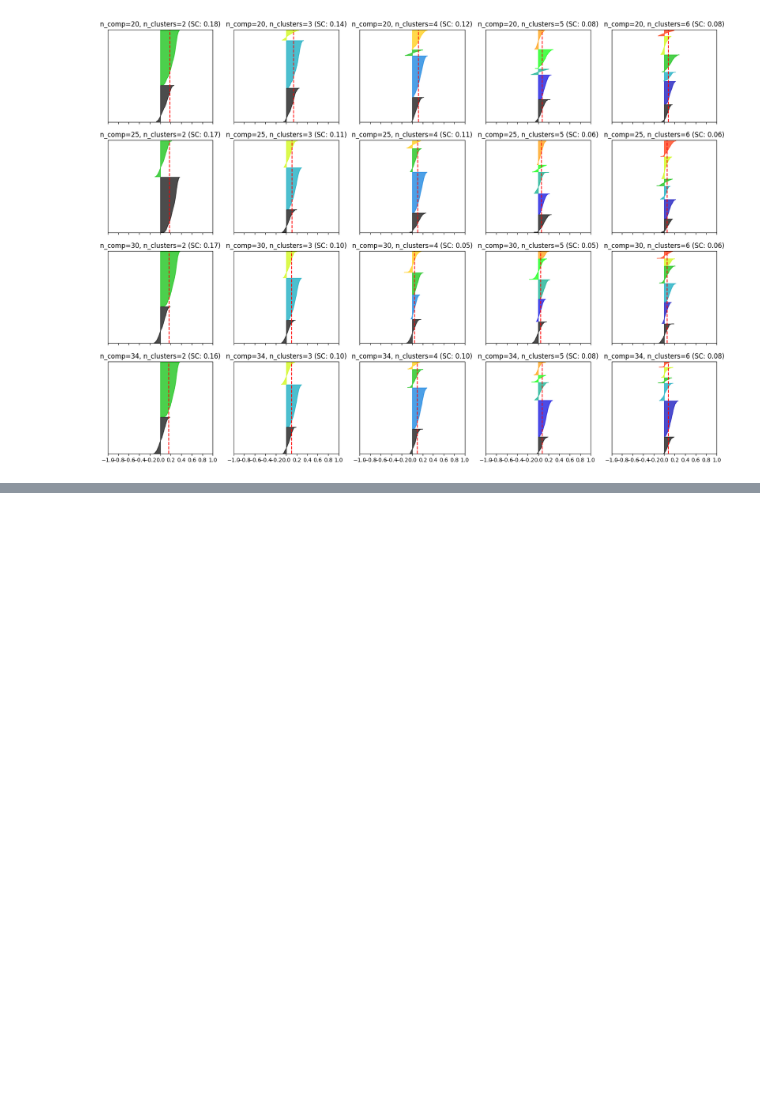
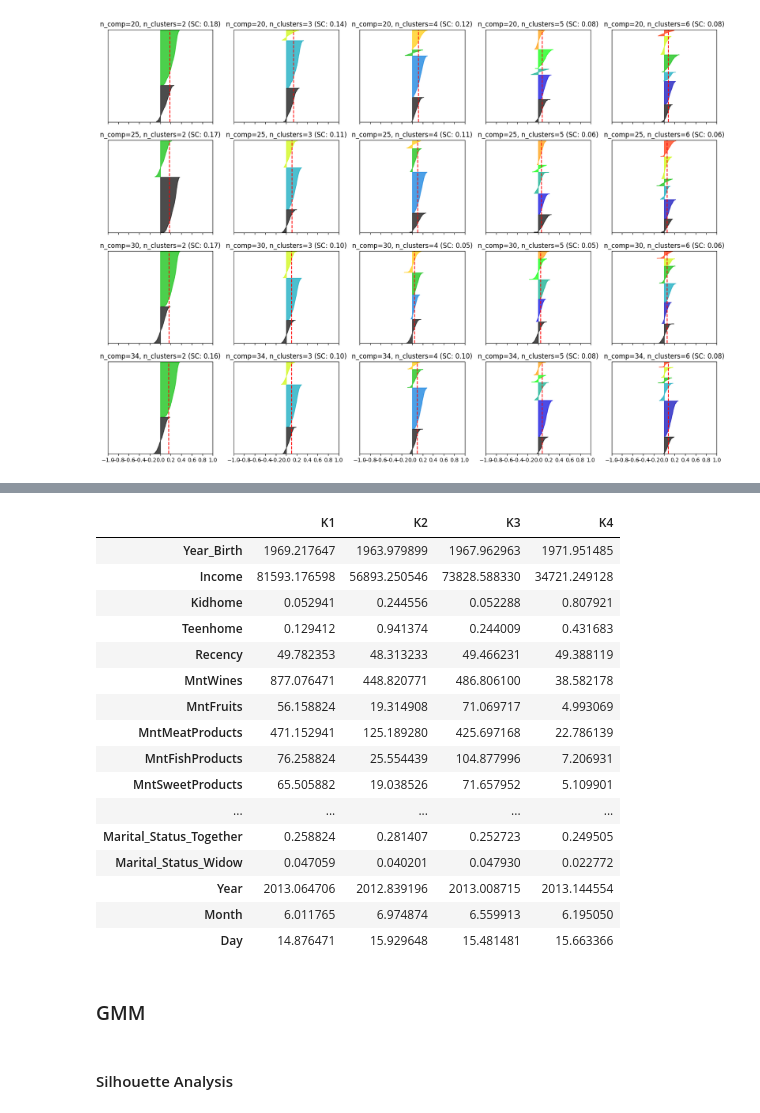
Before and after one commit to IacovlevMaxim/sigmoid_hw, a Jupyter notebook: 12_GMM_EM_KMeans/Sigmoid_HW12_GMM_EM_Kmeans.ipynb, the cells around one changed output, grey strips where cells are left out. Drawn from its saved outputs; the diff is of its cells as text; code cells hidden in the pictures; blank space fills up the shorter version.

```diff
--- a/12_GMM_EM_KMeans/Sigmoid_HW12_GMM_EM_Kmeans.ipynb
+++ b/12_GMM_EM_KMeans/Sigmoid_HW12_GMM_EM_Kmeans.ipynb
@@ -290,0 +307,33 @@ for i, k in enumerate([2, 3, 4, 5 ,6]):
+# %%
+kmeans = KMeans(n_clusters=4, random_state=42).fit(X)
+
+centers = scaler.inverse_transform(kmeans.cluster_centers_)
+# View the cluster centers as a pandas table
+pd.DataFrame(
+    data=centers,
+    index=[ f'K{i}' for i in range(1, centers.shape[0] + 1)
+    ],
+    columns=df.columns
+).T
+# %% [output]
+|  | K1 | K2 | K3 | K4 |
+| Year_Birth | 1969.217647 | 1963.979899 | 1967.962963 | 1971.951485 |
+| Income | 81593.176598 | 56893.250546 | 73828.588330 | 34721.249128 |
+| Kidhome | 0.052941 | 0.244556 | 0.052288 | 0.807921 |
+| Teenhome | 0.129412 | 0.941374 | 0.244009 | 0.431683 |
+| Recency | 49.782353 | 48.313233 | 49.466231 | 49.388119 |
+| MntWines | 877.076471 | 448.820771 | 486.806100 | 38.582178 |
+| MntFruits | 56.158824 | 19.314908 | 71.069717 | 4.993069 |
+| MntMeatProducts | 471.152941 | 125.189280 | 425.697168 | 22.786139 |
+| MntFishProducts | 76.258824 | 25.554439 | 104.877996 | 7.206931 |
+| MntSweetProducts | 65.505882 | 19.038526 | 71.657952 | 5.109901 |
+| ... | ... | ... | ... | ... |
+| Marital_Status_Together | 0.258824 | 0.281407 | 0.252723 | 0.249505 |
+| Marital_Status_Widow | 0.047059 | 0.040201 | 0.047930 | 0.022772 |
+| Year | 2013.064706 | 2012.839196 | 2013.008715 | 2013.144554 |
+| Month | 6.011765 | 6.974874 | 6.559913 | 6.195050 |
+| Day | 14.876471 | 15.929648 | 15.481481 | 15.663366 |
+# %% [markdown]
+### GMM
+# %% [markdown]
+#### Silhouette Analysis
```
Also changed, not shown: parts of 12 cells of this notebook.
